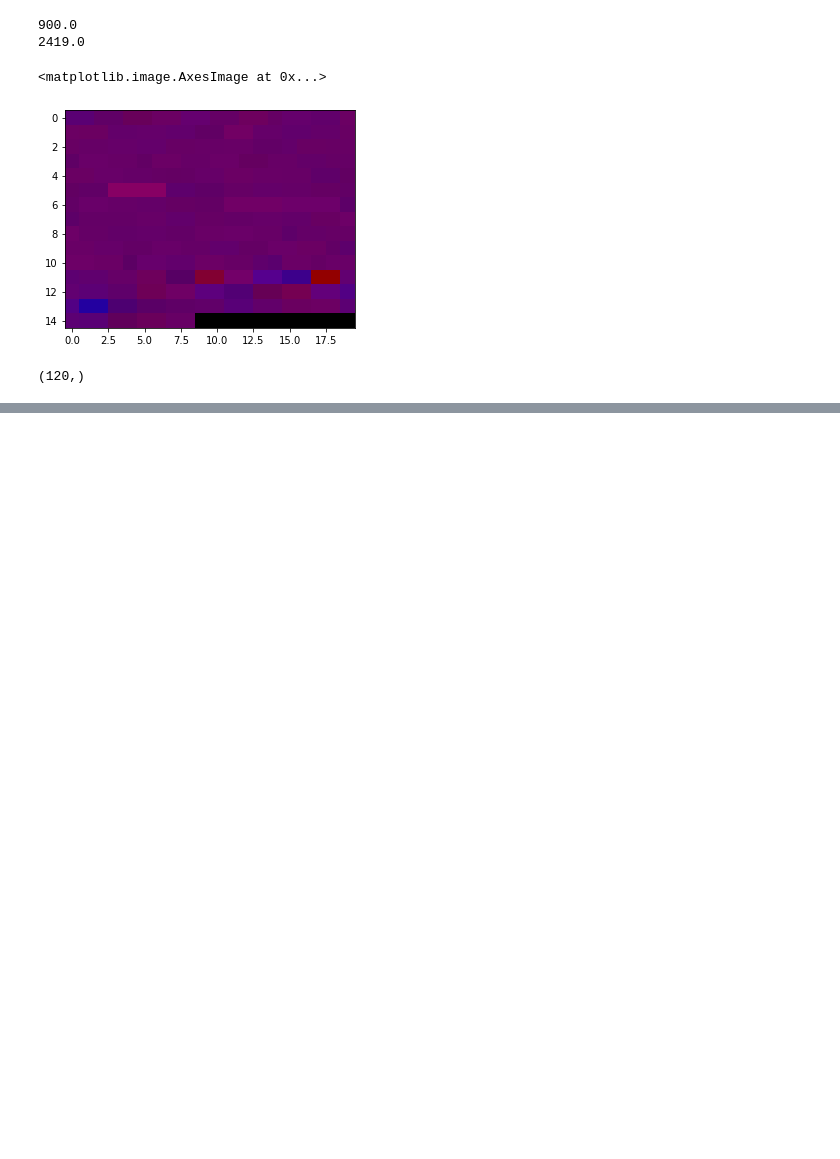
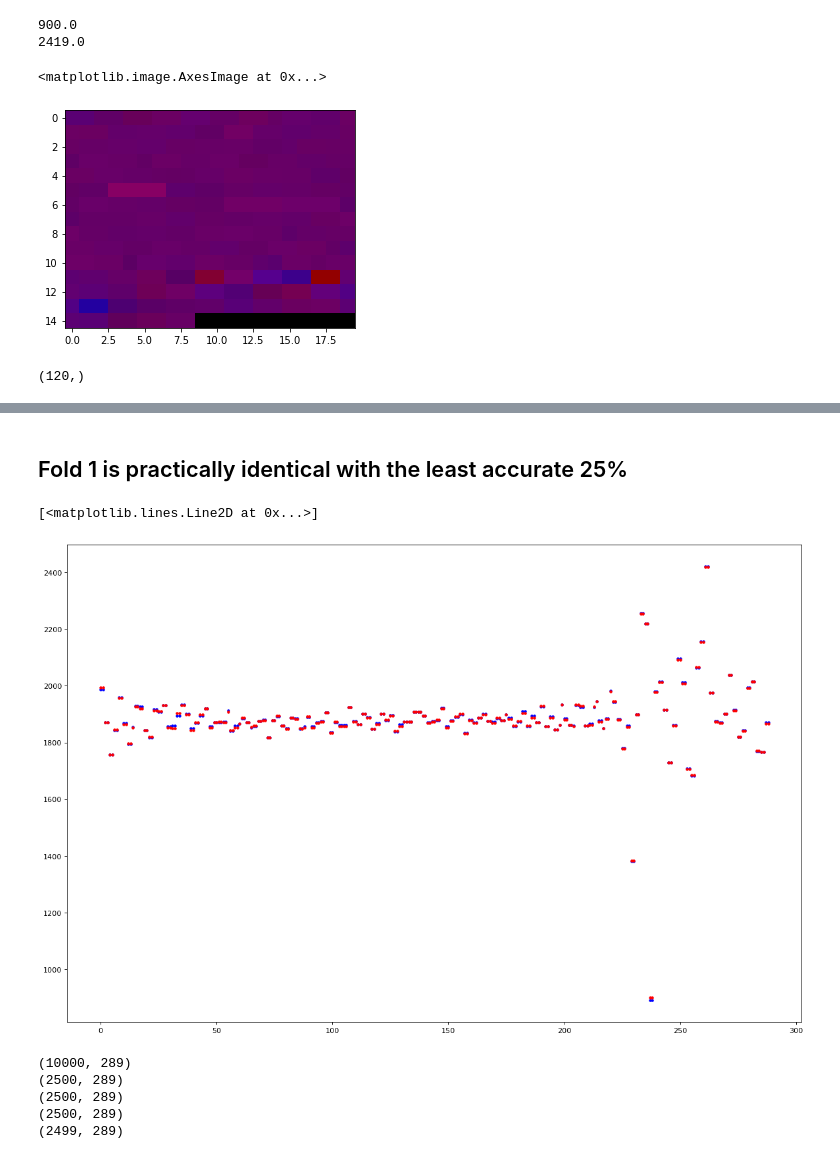
Before and after one commit to hajaalin/n_track_ML, a Jupyter notebook: notebooks/load_acc_train_index.ipynb, the cells around one changed output, grey strips where cells are left out. Drawn from its saved outputs; the diff is of its cells as text; code cells hidden in the pictures; blank space fills up the shorter version.

```diff
--- a/notebooks/load_acc_train_index.ipynb
+++ b/notebooks/load_acc_train_index.ipynb
@@ -198,0 +238,21 @@ ish.shape
+# %% [markdown]
+## Fold 1 is practically identical with the least accurate 25%
+# %%
+plt.figure(figsize = (18, 12), dpi = 80)
+plt.plot(index_sums1, '.', color='blue')
+plt.plot(index_sums_lo, '.', color='red')
+# %% [output]
+[<matplotlib.lines.Line2D at 0x...>]
+[figure, added]
+# %%
+print(index_list.shape)
+print(index_list[0:9999:4].shape)
+print(index_list[1:9999:4].shape)
+print(index_list[2:9999:4].shape)
+print(index_list[3:9999:4].shape)
+# %% [output]
+(10000, 289)
+(2500, 289)
+(2500, 289)
+(2500, 289)
+(2499, 289)
```
Also changed, not shown: parts of 7 cells of this notebook.
